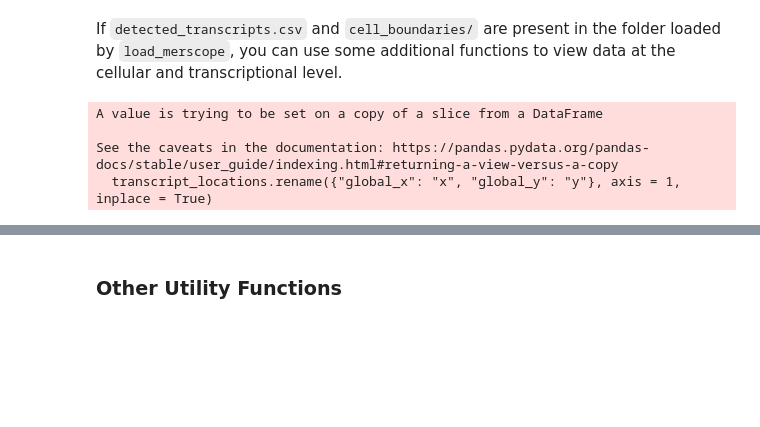
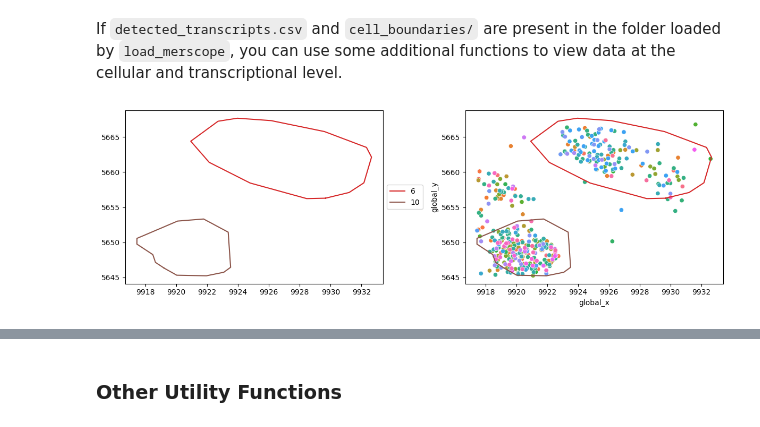
Before and after one commit to immunitastx/monkeybread, a Jupyter notebook: docs/notebooks/tutorial.ipynb, the cells around one changed output, grey strips where cells are left out. Saved outputs shown, nothing was run; the diff lists cells and outputs as text; code cells hidden in the pictures; blank space fills up the shorter version.

Commit message:
Updates to cell+transcript proximity

```diff
--- a/docs/notebooks/tutorial.ipynb
+++ b/docs/notebooks/tutorial.ipynb
@@ -254,19 +262,29 @@ mb.plot.volcano_plot(
 # %% [markdown]
 If `detected_transcripts.csv` and `cell_boundaries/` are present in the folder loaded by `load_merscope`, you can use some additional functions to view data at the cellular and transcriptional level.
 # %%
-cell_ids = list(observed_contacts.keys())
+cell_ids = [list(observed_contacts.keys())[0]]
 cell_ids.extend(observed_contacts[cell_ids[0]])
 transcript_proximity_df = mb.calc.cell_transcript_proximity(
     adata,
-    cell_ids
+    cell_ids,
 )
-mb.plot.cell_transcript_proximity(
-    adata,
-    cell_ids,
-    transcript_proximity_df
-)
-# %% [output]
-A value is trying to be set on a copy of a slice from a DataFrame
-
-See the caveats in the documentation: https://pandas.pydata.org/pandas-docs/stable/user_guide/indexing.html#returning-a-view-versus-a-copy
-  transcript_locations.rename({"global_x": "x", "global_y": "y"}, axis = 1, inplace = True)
+# %%
+fig, axs = plt.subplots(nrows = 1, ncols = 2, figsize = (12, 4))
+mb.plot.cell_transcript_proximity(
+    adata,
+    cell_ids,
+    label = "clusters",
+    legend = True,
+    ax = axs[0]
+)
+mb.plot.cell_transcript_proximity(
+    adata,
+    cell_ids,
+    transcripts = transcript_proximity_df,
+    label = "clusters",
+    ax = axs[1]
+)
+plt.tight_layout()
+plt.show()
+# %% [output]
+[figure, added]
```
Also changed, not shown: parts of 9 cells of this notebook, 2 other files.
